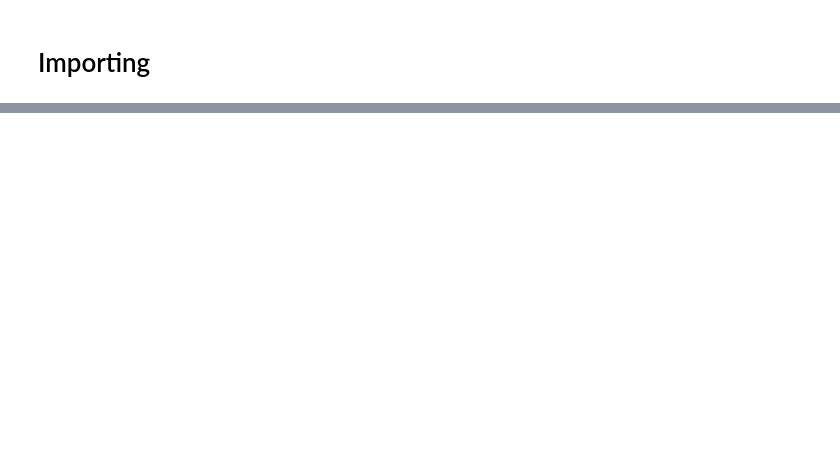
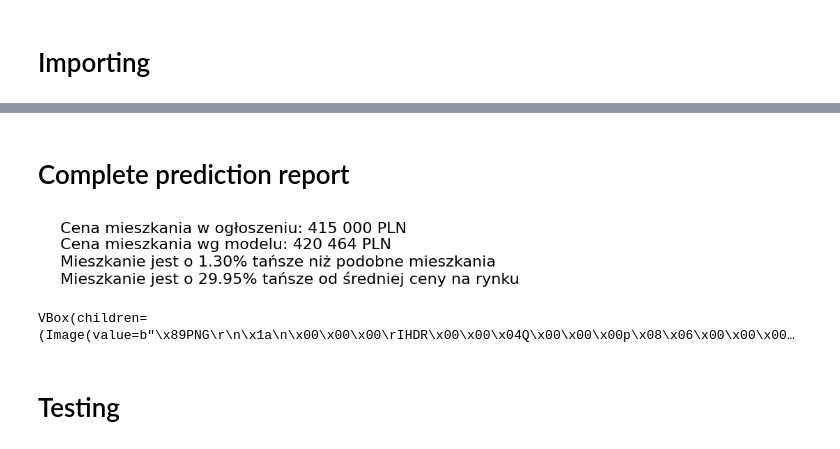
Before and after one commit to anna-teterina/python-project-ApartmentPriceAnalysis, a Jupyter notebook: 3. Feature importance and report/feature_importance_report.ipynb, the cells around one changed output, grey strips where cells are left out. Saved outputs shown, nothing was run; the diff lists cells and outputs as text; code cells hidden in the pictures; blank space fills up the shorter version.

```diff
--- a/3. Feature importance and report/feature_importance_report.ipynb
+++ b/3. Feature importance and report/feature_importance_report.ipynb
@@ -44,0 +618,47 @@ y
+# %% [markdown]
+# Complete prediction report
+# %%
+def pred_result_show(y, shap_values):
+
+    y_pred = float(shap_values.base_values.iloc[0]) + sum(shap_values.values)
+
+    fig, ax = plt.subplots(figsize=(14, 0.8))
+    ax.axis('off')
+
+    y_val = y.iloc[0]
+
+    if y_val:
+        y_str = f"Cena mieszkania w ogłoszeniu: {y_val:,.0f} PLN".replace(",", " ")
+
+        y_def = (y_val/y_pred-1)*100
+
+        if y_def > 0:
+                y_def_str = f"Mieszkanie jest o {y_def:,.2f}% droższe niż podobne mieszkania".replace(",", " ")
+        else:
+                y_def_str = f"Mieszkanie jest o {-y_def:,.2f}% tańsze niż podobne mieszkania".replace(",", " ")
+
+        y_def_base = (y_val/float(shap_values.base_values.iloc[0])-1)*100
+        if y_def_base > 0:
+                y_def_base_str = f"Mieszkanie jest o {y_def_base:,.2f}% droższe od średniej ceny na rynku".replace(",", " ")
+        else:
+                y_def_base_str = f"Mieszkanie jest o {-y_def_base:,.2f}% tańsze od średniej ceny na rynku".replace(",", " ")
+
+    else:
+        y_str = f"Nie podano ceny w ogłoszeniu"
+        y_def_str = ""
+
+    y_pred_str = f"Cena mieszkania wg modelu: {y_pred:,.0f} PLN".replace(",", " ")
+
+    ax.text(0.02, 0.5,
+                f"{y_str}\n{y_pred_str}\n{y_def_str}\n{y_def_base_str}",
+                fontsize=16,
+                verticalalignment='center',
+                horizontalalignment='left')
+    return fig
+# %%
+f_imp_obj, shap_values = feature_imp_report(X.iloc[[0]], model)
+plt.close()
+res_obj = pred_result_show(y.iloc[0], shap_values)
+plt.show(res_obj)
+# %% [output]
+[figure, added]
@@ -44,0 +688,8 @@ y
+# %%
+f_imp_obj, shap_values = feature_imp_report(X.iloc[[0]], model)
+res_obj = pred_result_show(y.iloc[0], shap_values)
+run_display(res_obj, f_imp_obj)
+# %% [output]
+VBox(children=(Image(value=b"\x89PNG\r\n\x1a\n\x00\x00\x00\rIHDR\x00\x00\x04Q\x00\x00\x00p\x08\x06\x00\x00\x00…
+# %% [markdown]
+# Testing
```
Also changed, not shown: parts of 13 cells of this notebook, 5 other files.
